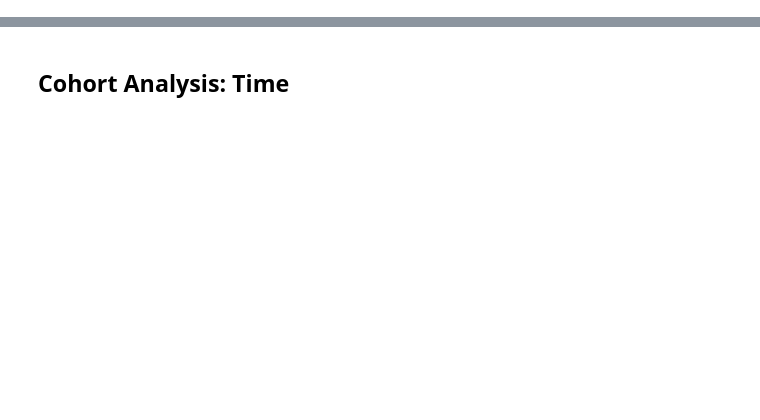
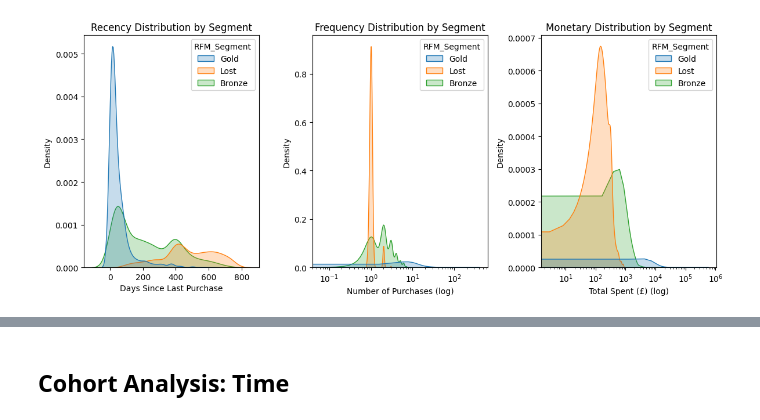
Before and after one commit to aguchhait-stack/Online_Retail_II, a Jupyter notebook: online_retail_uci.ipynb, the cells around one changed output, grey strips where cells are left out. Cells and saved outputs as stored; diff of their text form; code cells hidden in the pictures; blank space fills up the shorter version.

Commit message:
Finishing Data Cleaning, RFM Analysis, SQL Cloning before KMeans

```diff
--- a/online_retail_uci.ipynb
+++ b/online_retail_uci.ipynb
@@ -71,0 +12,6 @@ Rows dropped: 26.98%
+# %%
+# Load data from ZIP
+with zipfile.ZipFile('data.nosync/online+retail+ii.zip','r') as zip:
+    with zip.open('online_retail_II.xlsx') as excel_file:
+        df_dict = pd.read_excel(excel_file,sheet_name=None)
+        retail_bronze = pd.concat(df_dict.values(),axis=0,ignore_index=True)
@@ -71,0 +121,21 @@ Rows dropped: 26.98%
+# %%
+snap_date = retail_silver['InvoiceDate'].max()+pd.Timedelta(days=1)
+
+rfm = retail_silver.groupby('CustomerID',as_index=False).agg(
+    Recency=("InvoiceDate",lambda x: (snap_date-x.max()).days),
+    Frequency = ("Invoice","nunique"),
+    Monetary = ("TotalPrice","sum")
+)
+
+rfm['Recency_score'] = pd.qcut(rfm['Recency'].rank(method='first'),q=4,labels=[4,3,2,1]).astype(int) # Converting from catagorial to Int
+rfm['Frequency_score'] = pd.qcut(rfm['Frequency'].rank(method='first'),q=4,labels=[1,2,3,4]).astype(int)
+rfm["Monetary_score"]=pd.qcut(rfm['Monetary'].rank(method='first'),q=4,labels=[1,2,3,4]).astype(int)
+rfm["RFM_Segment"]=rfm[['Recency_score','Frequency_score',"Monetary_score"]].sum(axis=1)\
+                                    .map(lambda x: 'Gold' if x>=9 else
+                                                   "Bronze" if x >=5 else
+                                                   "Lost")
+
+print("=="*30)
+print("Distribution of RFM")
+print("=="*30)
+print(rfm.describe())
@@ -71,0 +160,17 @@ Rows dropped: 26.98%
+# %%
+fig,(ax1,ax2,ax3) = plt.subplots(1,3,figsize=(12,5))
+sns.kdeplot(x="Recency",data=rfm,hue='RFM_Segment',fill= True,ax=ax1)
+sns.kdeplot(x="Frequency",data=rfm,hue='RFM_Segment',fill= True,ax=ax2)
+sns.kdeplot(x="Monetary",data=rfm,hue='RFM_Segment',fill= True,ax=ax3)
+ax1.set_title('Recency Distribution by Segment')
+ax1.set_xlabel('Days Since Last Purchase')
+ax2.set_title('Frequency Distribution by Segment')
+ax2.set_xlabel('Number of Purchases (log)')
+ax2.set_xscale("log")
+ax3.set_title('Monetary Distribution by Segment')
+ax3.set_xlabel('Total Spent (£) (log)')
+ax3.set_xscale("log")
+plt.tight_layout()
+plt.show()
+# %% [output]
+[figure, added]
```
Also changed, not shown: parts of 27 cells of this notebook, 5 other files.
